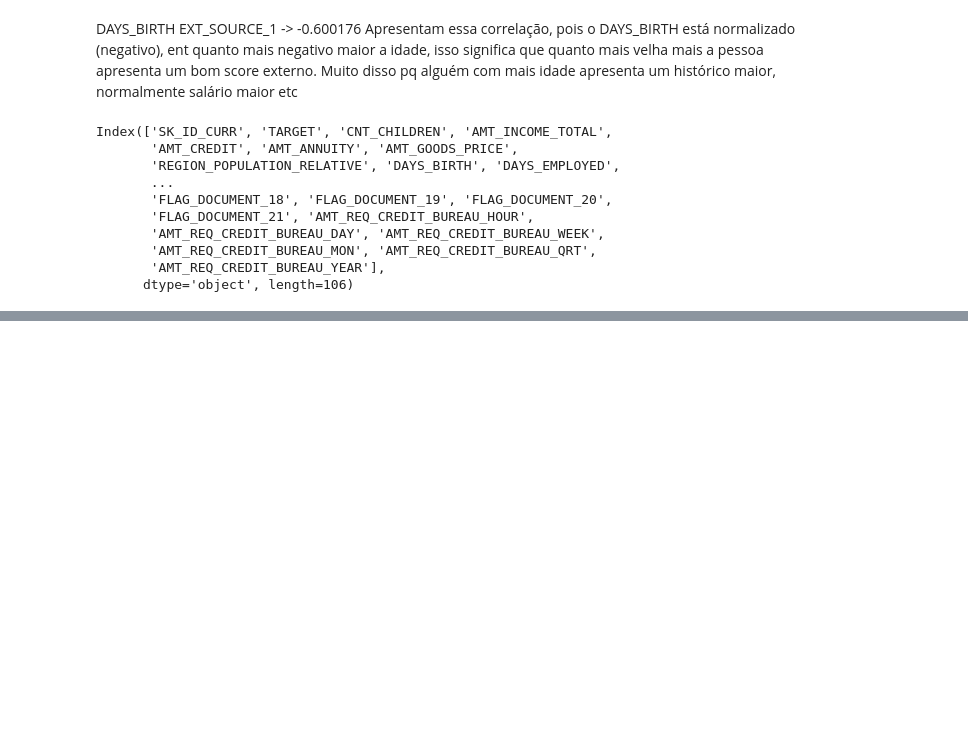
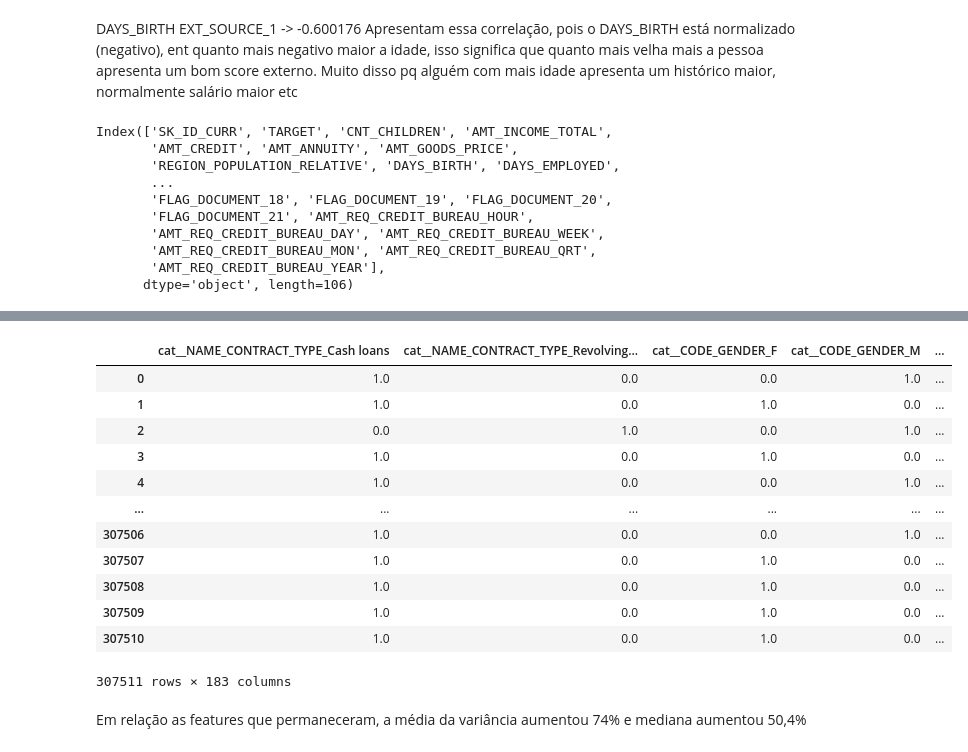
Before and after one commit to Pablo-Sant/project_credit_risk, a Jupyter notebook: notebooks/01-eda_application.ipynb, the cells around one changed output, grey strips where cells are left out. Saved outputs shown, nothing was run; the diff lists cells and outputs as text; code cells hidden in the pictures; blank space fills up the shorter version.

```diff
--- a/notebooks/01-eda_application.ipynb
+++ b/notebooks/01-eda_application.ipynb
@@ -560,0 +679,2 @@ Index(['SK_ID_CURR', 'TARGET', 'CNT_CHILDREN', 'AMT_INCOME_TOTAL',
+# %%
+features_selecionadas = x_processed.loc[:, selecao.get_support()]
@@ -560,0 +723,18 @@ Index(['SK_ID_CURR', 'TARGET', 'CNT_CHILDREN', 'AMT_INCOME_TOTAL',
+# %%
+features_selecionadas
+# %% [output]
+|  | cat__NAME_CONTRACT_TYPE_Cash loans | cat__NAME_CONTRACT_TYPE_Revolving... | cat__CODE_GENDER_F | cat__CODE_GENDER_M | ... |
+| 0 | 1.0 | 0.0 | 0.0 | 1.0 | ... |
+| 1 | 1.0 | 0.0 | 1.0 | 0.0 | ... |
+| 2 | 0.0 | 1.0 | 0.0 | 1.0 | ... |
+| 3 | 1.0 | 0.0 | 1.0 | 0.0 | ... |
+| 4 | 1.0 | 0.0 | 0.0 | 1.0 | ... |
+| ... | ... | ... | ... | ... | ... |
+| 307506 | 1.0 | 0.0 | 0.0 | 1.0 | ... |
+| 307507 | 1.0 | 0.0 | 1.0 | 0.0 | ... |
+| 307508 | 1.0 | 0.0 | 1.0 | 0.0 | ... |
+| 307509 | 1.0 | 0.0 | 1.0 | 0.0 | ... |
+| 307510 | 1.0 | 0.0 | 1.0 | 0.0 | ... |
+307511 rows × 183 columns
+# %% [markdown]
+Em relação as features que permaneceram, a média da variância aumentou 74% e mediana aumentou 50,4%
```
Also changed, not shown: parts of 33 cells of this notebook.
